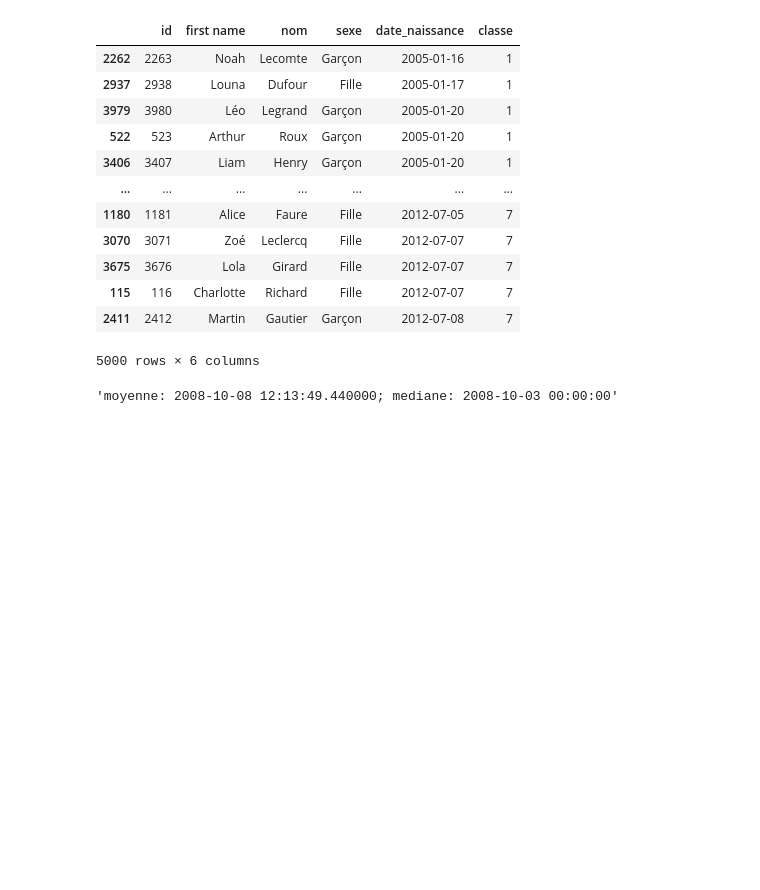
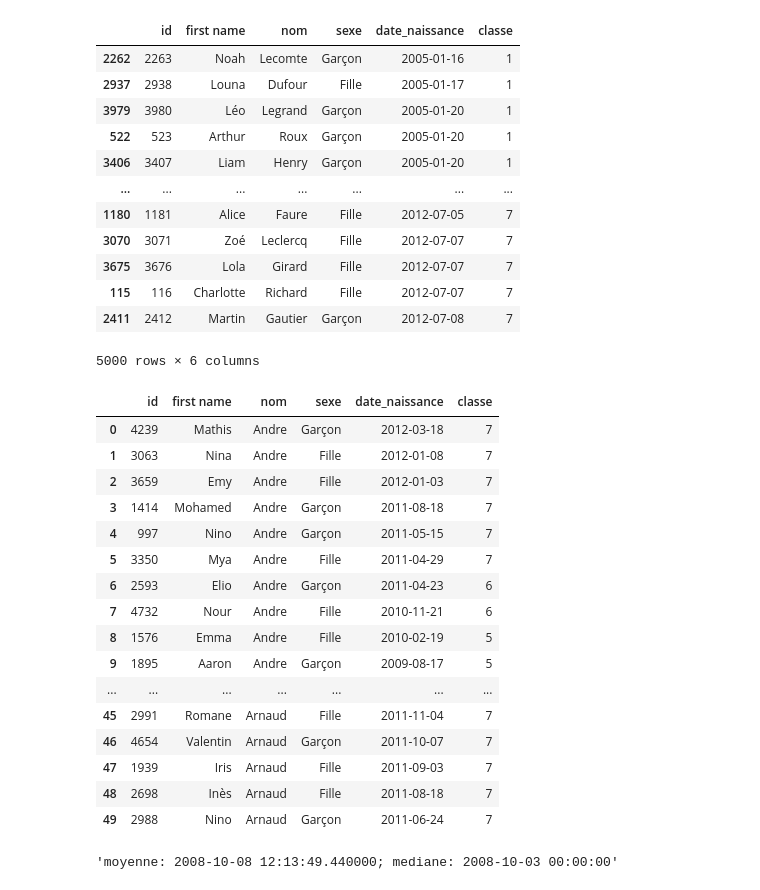
Before and after one commit to ZorroLeVrai/Python.Cours.Initiation, a Jupyter notebook: Exemples/Notebooks/utilisation_pandas.ipynb, the cells around one changed output. Cells and saved outputs as stored; diff of their text form; code cells hidden in the pictures; blank space fills up the shorter version.

```diff
--- a/Exemples/Notebooks/utilisation_pandas.ipynb
+++ b/Exemples/Notebooks/utilisation_pandas.ipynb
@@ -295,6 +343,27 @@ donnees_triees
 | 115 | 116 | Charlotte | Richard | Fille | 2012-07-07 | 7 |
 | 2411 | 2412 | Martin | Gautier | Garçon | 2012-07-08 | 7 |
 5000 rows × 6 columns
+# %%
+donnees_triees = df.sort_values(by=['nom', 'date_naissance'], ascending=[True, False]).reset_index(drop=True)
+donnees_triees.head(50)
+# %% [output]
+|  | id | first name | nom | sexe | date_naissance | classe |
+| 0 | 4239 | Mathis | Andre | Garçon | 2012-03-18 | 7 |
+| 1 | 3063 | Nina | Andre | Fille | 2012-01-08 | 7 |
+| 2 | 3659 | Emy | Andre | Fille | 2012-01-03 | 7 |
+| 3 | 1414 | Mohamed | Andre | Garçon | 2011-08-18 | 7 |
+| 4 | 997 | Nino | Andre | Garçon | 2011-05-15 | 7 |
+| 5 | 3350 | Mya | Andre | Fille | 2011-04-29 | 7 |
+| 6 | 2593 | Elio | Andre | Garçon | 2011-04-23 | 6 |
+| 7 | 4732 | Nour | Andre | Fille | 2010-11-21 | 6 |
+| 8 | 1576 | Emma | Andre | Fille | 2010-02-19 | 5 |
+| 9 | 1895 | Aaron | Andre | Garçon | 2009-08-17 | 5 |
+| ... | ... | ... | ... | ... | ... | ... |
+| 45 | 2991 | Romane | Arnaud | Fille | 2011-11-04 | 7 |
+| 46 | 4654 | Valentin | Arnaud | Garçon | 2011-10-07 | 7 |
+| 47 | 1939 | Iris | Arnaud | Fille | 2011-09-03 | 7 |
+| 48 | 2698 | Inès | Arnaud | Fille | 2011-08-18 | 7 |
+| 49 | 2988 | Nino | Arnaud | Garçon | 2011-06-24 | 7 |
 # %%
 #Calculs statistiques
 moyenne = df['date_naissance'].mean()
```
Also changed, not shown: parts of 11 cells of this notebook, 9 other files.
